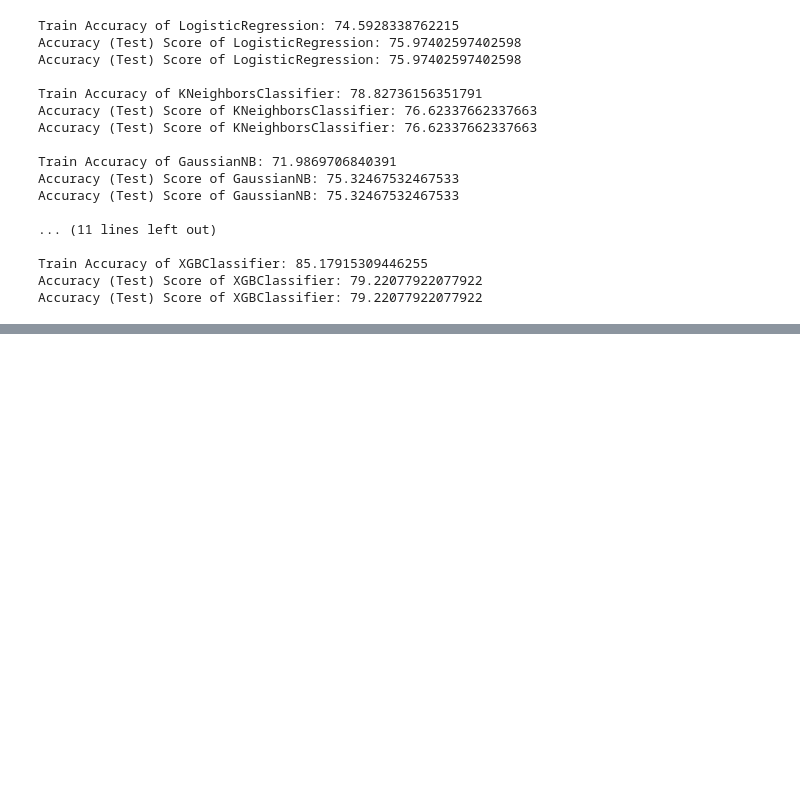
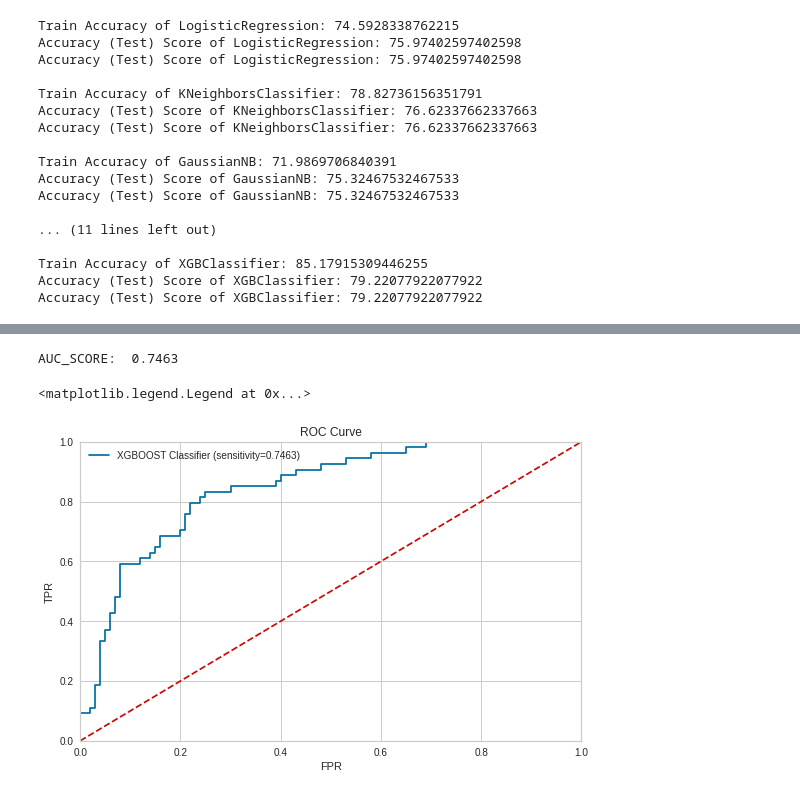
Before and after one commit to dajebbar/Diabetes-Classification, a Jupyter notebook: Multicollinearity_and_VIF.ipynb, the cells around one changed output, grey strips where cells are left out. Drawn from its saved outputs; the diff is of its cells as text; code cells hidden in the pictures; blank space fills up the shorter version.

```diff
--- a/Multicollinearity_and_VIF.ipynb
+++ b/Multicollinearity_and_VIF.ipynb
@@ -336,0 +370,29 @@ Accuracy (Test) Score of XGBClassifier: 79.22077922077922
+# %%
+from sklearn.metrics import roc_auc_score
+
+model_roc_auc = roc_auc_score(y_test, y_pred)
+print(f'AUC_SCORE: {model_roc_auc: .4f}')
+# %% [output]
+AUC_SCORE:  0.7463
+# %%
+from sklearn.metrics import roc_curve
+
+# predict probabilities
+model_pred = model.predict_proba(X_test)
+#  positive outcome only
+model_probs = model_pred[:, 1]
+
+fpr, tpr, thresholds = roc_curve(y_test, model_probs)
+
+plt.figure()
+plt.plot(fpr, tpr, label='XGBOOST Classifier (sensitivity=%0.4f)' % model_roc_auc)
+plt.plot([0,1], [0,1], 'r--')
+plt.xlim([0., 1.])
+plt.ylim([0., 1.])
+plt.xlabel('FPR')
+plt.ylabel('TPR')
+plt.title('ROC Curve')
+plt.legend()
+# %% [output]
+<matplotlib.legend.Legend at 0x...>
+[figure, added]
```
Also changed, not shown: parts of 3 cells of this notebook.
